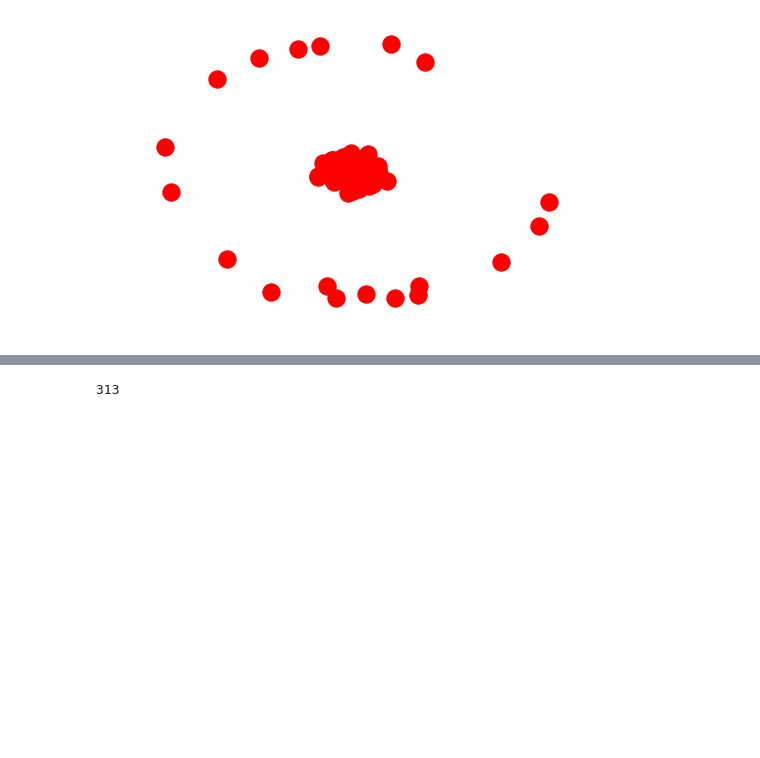
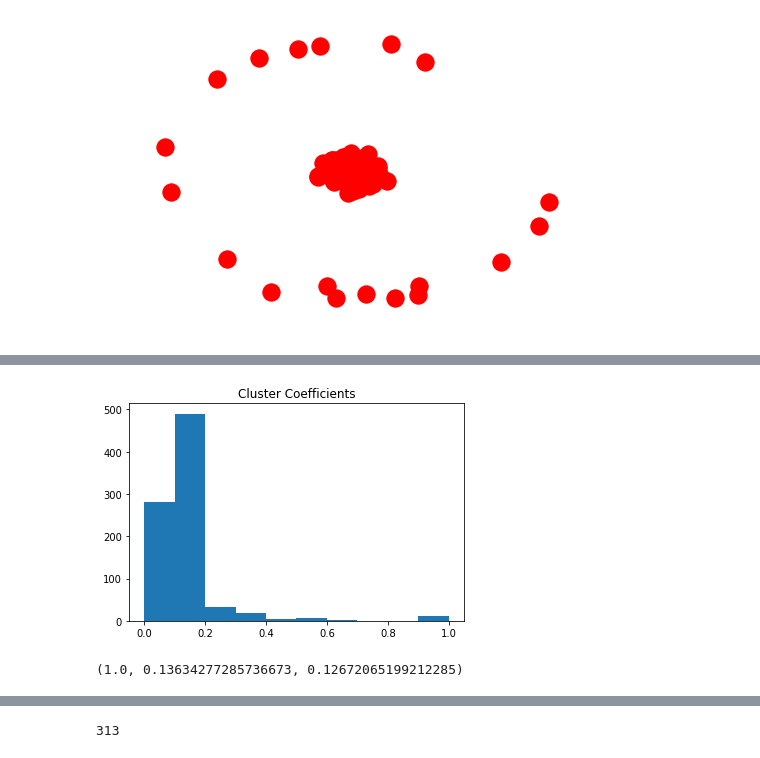
Before and after one commit to mjiang9/IW-Spring-2019, a Jupyter notebook: IW.ipynb, the cells around one changed output, grey strips where cells are left out. Cells and saved outputs as stored; diff of their text form; code cells hidden in the pictures; blank space fills up the shorter version.

```diff
--- a/IW.ipynb
+++ b/IW.ipynb
@@ -524,3 +570,5 @@ sorted(betweenness_centrality, key=betweenness_centrality.get, reverse=True)
  'Peter Mayhew',
  'Carrie Underwood',
  'Noah Ringer']
+# %%
+cluster_coefficient = nx.algorithms.cluster.clustering(G)
@@ -533,0 +650,3 @@ for actor in actorlist:
+# %%
+cluster_coefficients = [cluster_coefficient.get(x) for x in actorlist]
+cluster_coefficients
@@ -533,0 +671,8 @@ for actor in actorlist:
+# %%
+plot.hist(cluster_coefficients)
+plot.title("Cluster Coefficients")
+plot.show()
+np.max(cluster_coefficients), np.mean(cluster_coefficients), np.std(cluster_coefficients)
+# %% [output]
+[figure, added]
+(1.0, 0.13634277285736673, 0.12672065199212285)
```
Also changed, not shown: parts of 130 cells of this notebook.
